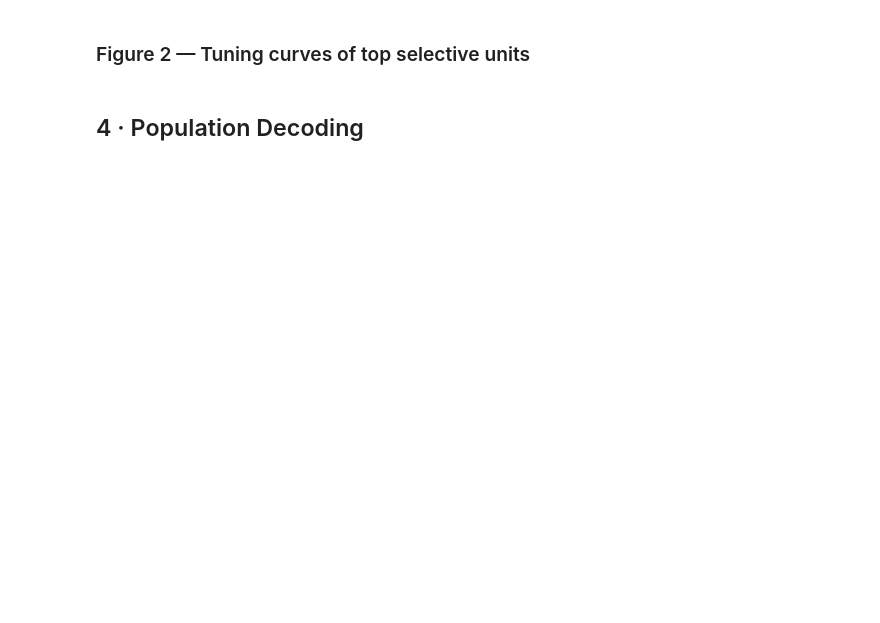
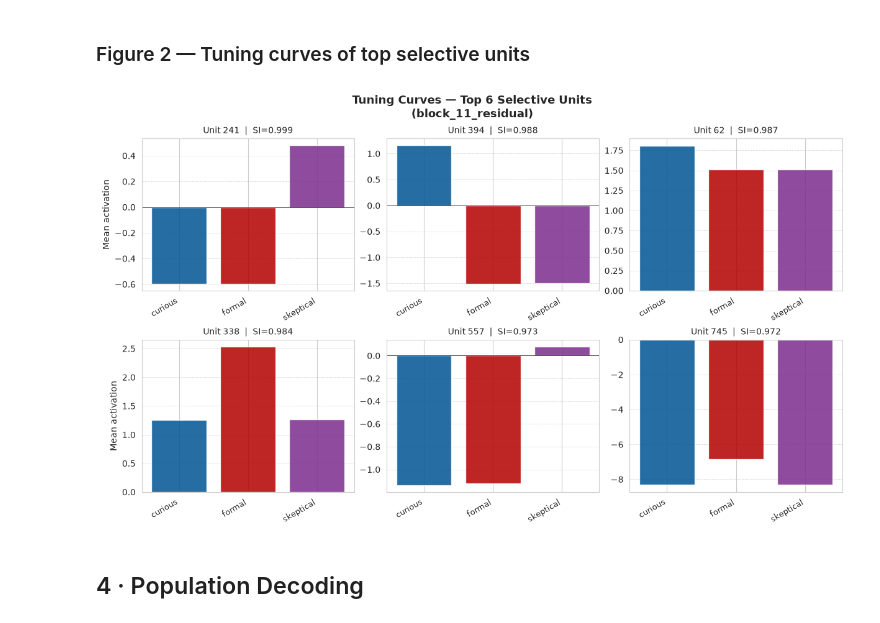
Before and after one commit to erfanzabeh/LLMsocial, a Jupyter notebook: notebooks/SocialLLM_Minimal.ipynb, the cells around one changed output. Cells and saved outputs as stored; diff of their text form; code cells hidden in the pictures; blank space fills up the shorter version.

```diff
--- a/notebooks/SocialLLM_Minimal.ipynb
+++ b/notebooks/SocialLLM_Minimal.ipynb
@@ -7,7 +7,11 @@ Stripped-down version for fast iteration on CPU. Same pipeline as the full noteb
 # ── Edit these before running ──────────────────────────────────────────
 MODEL          = "gpt2"
 N_EPISODES     = 1            # 1 episode per condition
-DEVICE         = "cpu"
+import torch
+DEVICE         = "cuda" if torch.cuda.is_available() else "cpu"
+print(f"GPU available: {torch.cuda.is_available()}")
+if torch.cuda.is_available():
+    print(f"GPU: {torch.cuda.get_device_name(0)}")
 TASKS          = ["qa", "story"]   # 2 tasks: factual + narrative
 PERSONAS       = ["curious", "formal", "skeptical"]  # 3 most distinct styles
 FDR_ALPHA      = 0.05
@@ -165,6 +187,9 @@ print(f"Label map         : {label_map}")
 
 residual_layers = sorted([l for l in layers if "residual"   in l])
 mlp_layers      = sorted([l for l in layers if "mlp_hidden" in l])
-persona_names   = [label_map[str(i)] for i in range(len(label_map))]
+
+# Invert label_map: from {name: index} to {index: name}
+inv_label_map = {v: k for k, v in label_map.items()}
+persona_names   = [inv_label_map[i] for i in range(len(label_map))]
 persona_short   = [n.replace("persona_", "") for n in persona_names]
 COLORS          = ["#005493", "#B30000", "#7B2D8E"]  # blue / red / purple
@@ -209,27 +260,29 @@ plt.show()
 # %%
 best_sel_layer = max(reports, key=lambda l: reports[l]["fraction_selective"])
 report = reports[best_sel_layer]
-si_scores = report["selectivity_indices"]
+si_scores = report["selectivity_index"]
 top6      = np.argsort(si_scores)[::-1][:6]
 cmeans    = report["condition_means"]
 
 fig, axes = plt.subplots(2, 3, figsize=(12, 7), constrained_layout=True)
 for idx, unit in enumerate(top6):
     ax   = axes[idx // 3][idx % 3]
     vals = cmeans[:, unit]
     ax.bar(range(len(persona_short)), vals, color=COLORS, alpha=0.85, edgecolor="white")
     ax.set_xticks(range(len(persona_short)))
     ax.set_xticklabels(persona_short, rotation=30, ha="right", fontsize=9)
     ax.set_title(f"Unit {unit}  |  SI={si_scores[unit]:.3f}", fontsize=10)
     ax.set_ylabel("Mean activation" if idx % 3 == 0 else "")
     ax.axhline(0, color="black", lw=0.5)
     ax.grid(linestyle="--", linewidth=0.6, alpha=0.7, axis="y")
 
 plt.suptitle(f"Tuning Curves — Top 6 Selective Units\n({best_sel_layer})",
              fontsize=13, fontweight="bold")
 plt.savefig(f"{FIGURES_DIR}/min_fig2_tuning_curves.png", dpi=150, bbox_inches="tight")
 plt.savefig(f"{FIGURES_DIR}/min_fig2_tuning_curves.pdf", bbox_inches="tight")
 plt.show()
+# %% [output]
+[figure, added]
 # %% [markdown]
 ## 4 · Population Decoding
 # %%
```
Also changed, not shown: parts of 12 cells of this notebook, 4 other files.
